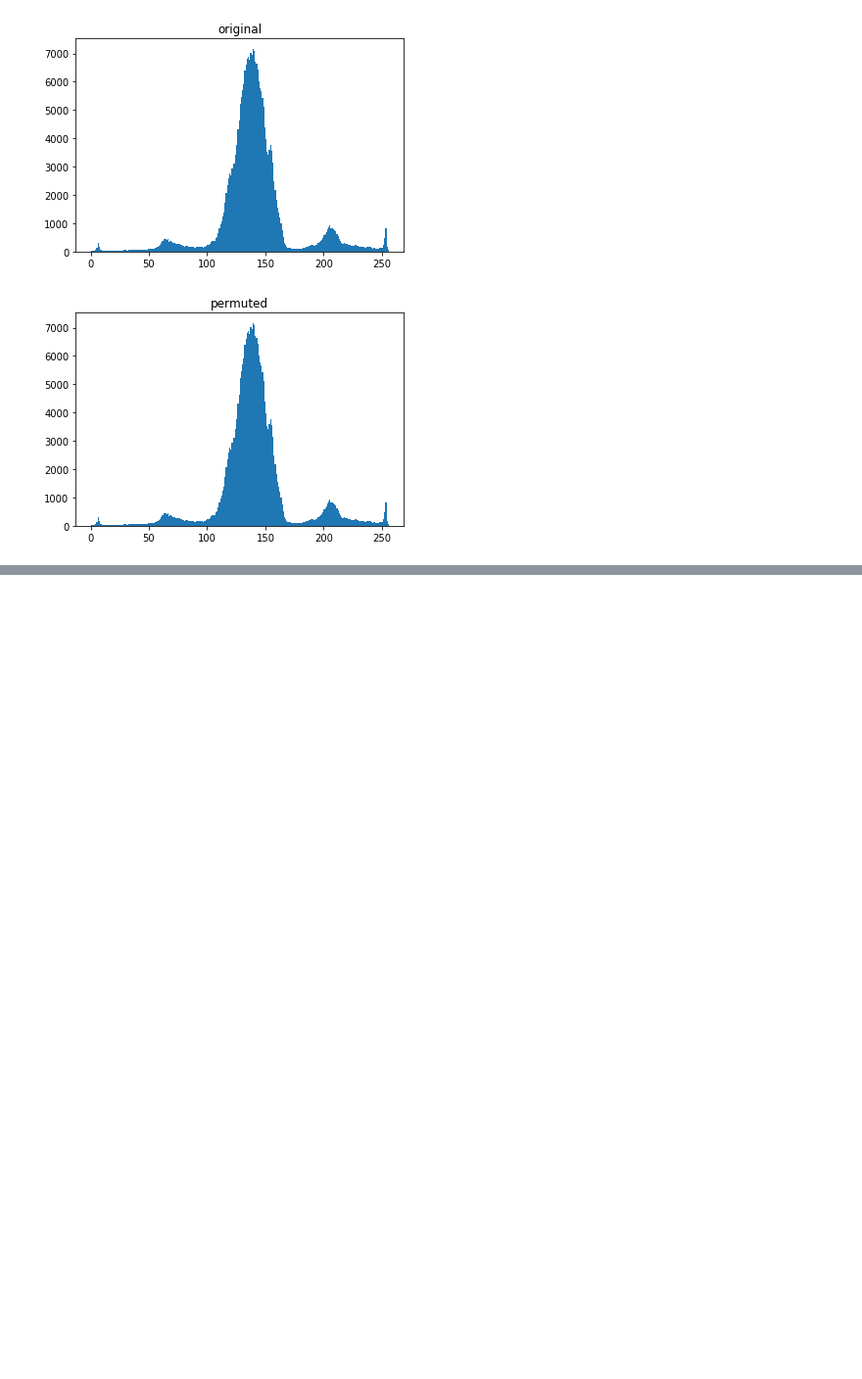
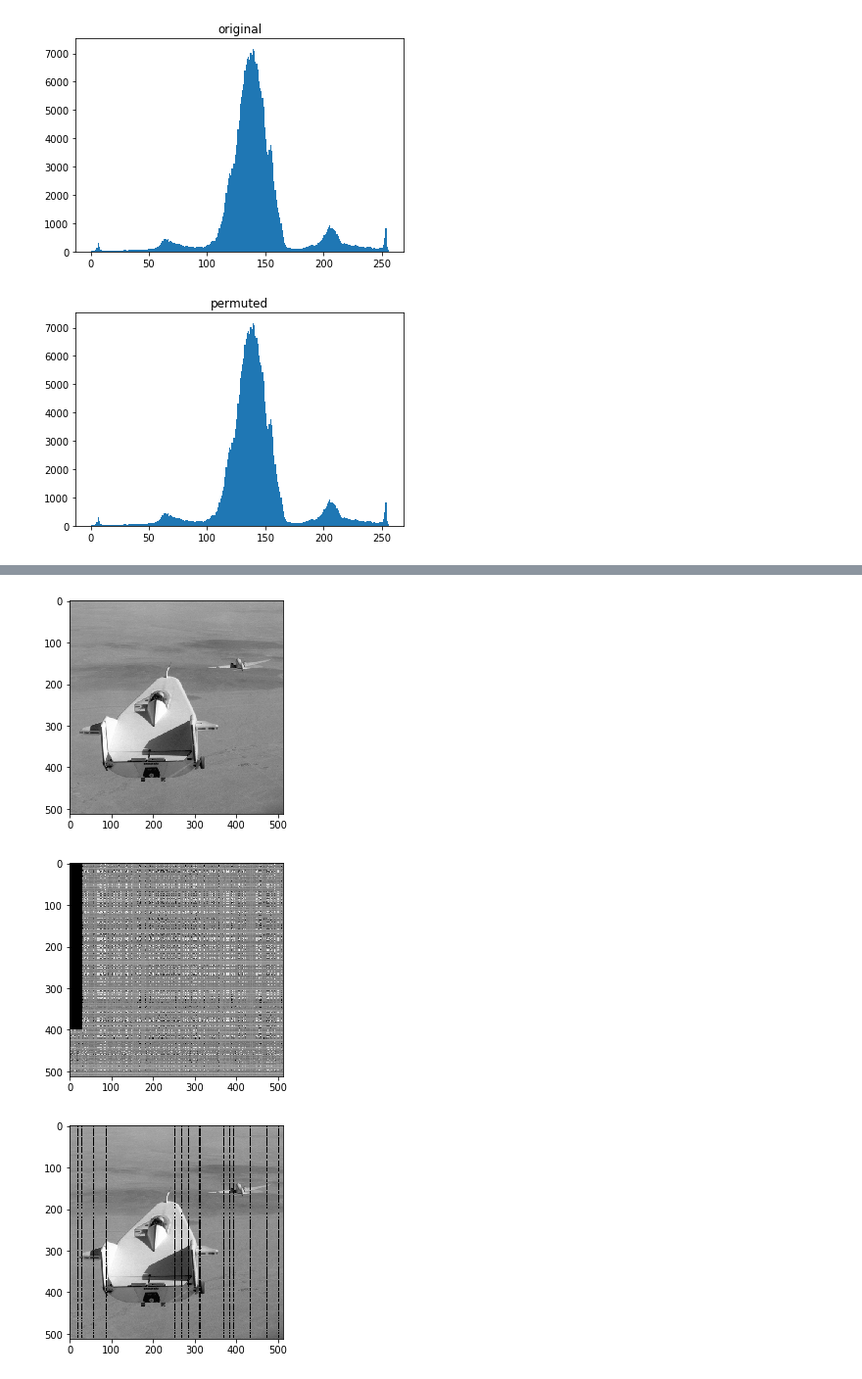
Before and after one commit to partizanos/multimedia_security, a Jupyter notebook: TP2_mutimedia.ipynb, the cells around one changed output, grey strips where cells are left out. Shown at 98% size. Drawn from its saved outputs; the diff is of its cells as text; code cells hidden in the pictures; blank space fills up the shorter version.

```diff
--- a/TP2_mutimedia.ipynb
+++ b/TP2_mutimedia.ipynb
@@ -42,0 +71,34 @@ plt.hist(new_img.ravel(),256,[0,256]); plt.title("permuted"); plt.show()
+# %%
+img = np.array(Image.open(BytesIO(requests.get("https://raw.githubusercontent.com/partizanos/multimedia_security/master/tp4/liftingbody.png").content)))
+
+def perm(img):
+  M, N = img.shape
+  arrM = np.random.permutation(M)
+  arrN = np.random.permutation(N)
+
+  new_img = np.zeros((M,N))
+  for i in range(M):
+    for j in range(N):
+      new_img[i,j] = img[arrM[i],arrN[j]]
+  return new_img, arrM, arrN
+
+new_img, arrM, arrN = perm(img)
+new_img = loss_function (new_img, 30, 400)
+
+
+def unperm(img, arrM, arrN):
+  new_img = np.zeros((M,N))
+  for i in range(len(arrM)):
+    for j in range(len(arrN)):
+      new_img[arrM[i],arrN[j]] = img[i,j]
+  return new_img, arrM, arrN
+
+unperm_img, arrM, arrN = unperm(new_img, arrM, arrN)
+
+plt.imshow(img, "gray"); plt.show()
+plt.imshow(new_img, "gray"); plt.show()
+plt.imshow(unperm_img, "gray"); plt.show()
+# %% [output]
+[figure, added]
+[figure, added]
+[figure, added]
```
Also changed, not shown: parts of 6 cells of this notebook.
